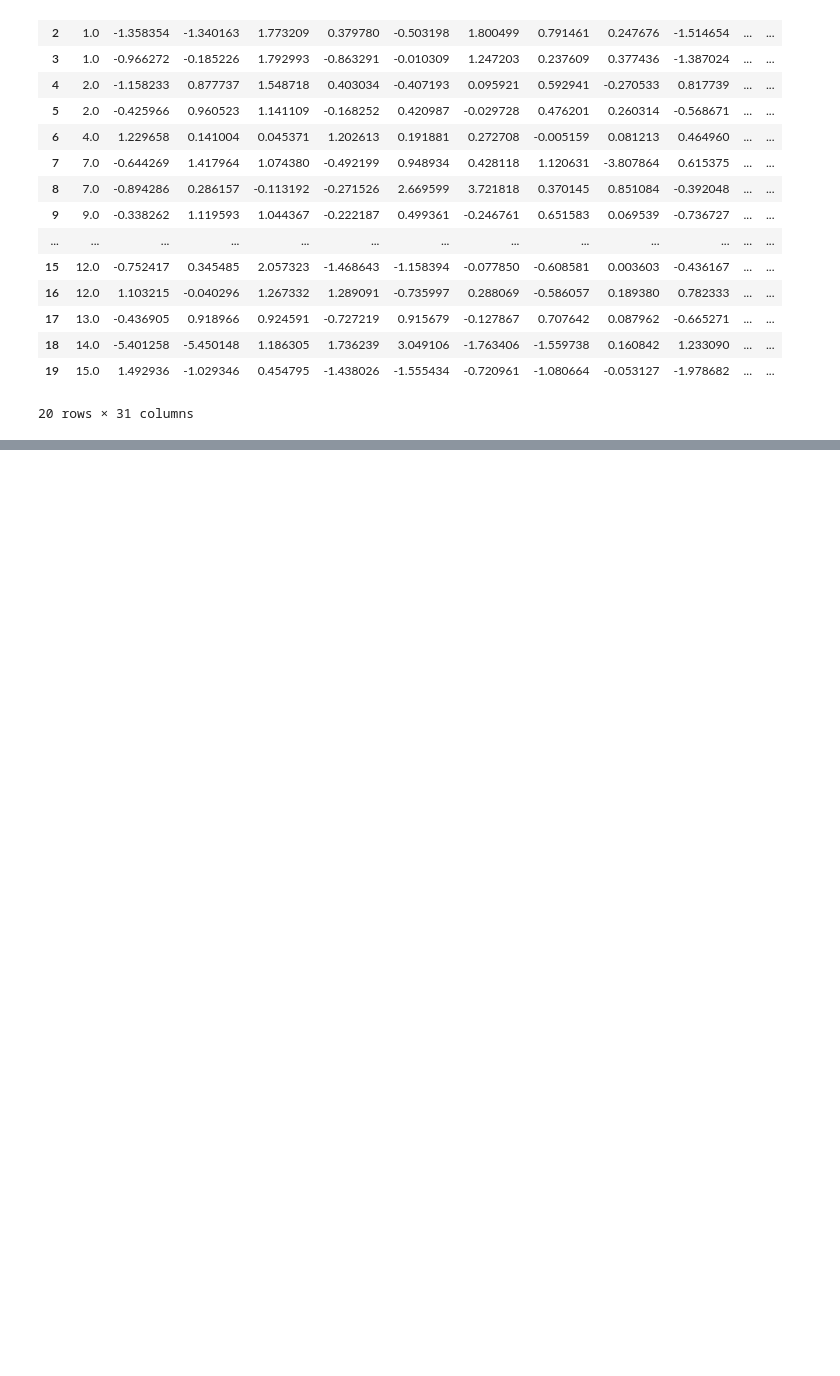
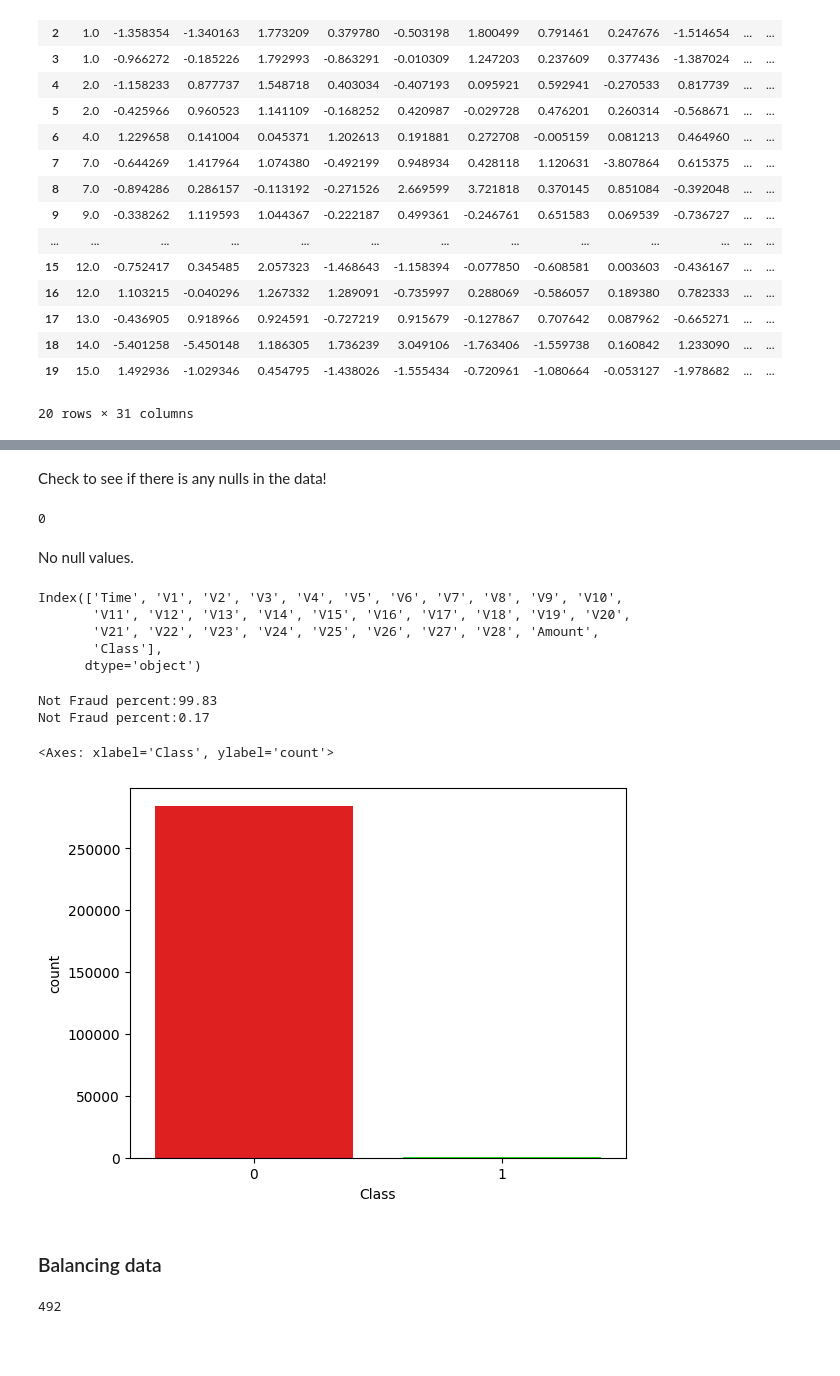
Before and after one commit to Khouriz/C964-CS-Capstone, a Jupyter notebook: application_notebook.ipynb, the cells around one changed output, grey strips where cells are left out. Drawn from its saved outputs; the diff is of its cells as text; code cells hidden in the pictures; blank space fills up the shorter version.

Commit message:
data importation and preprocessing start
import csv source file and output head, description, and disparities. Source is known to not have NULL values so to check would be wasteful.

```diff
--- a/application_notebook.ipynb
+++ b/application_notebook.ipynb
@@ -25,0 +52,38 @@ df.head(20)
+# %% [markdown]
+Check to see if there is any nulls in the data!
+# %%
+df.isnull().sum().max()
+# %% [output]
+0
+# %% [markdown]
+No null values.
+# %%
+df.columns
+# %% [output]
+Index(['Time', 'V1', 'V2', 'V3', 'V4', 'V5', 'V6', 'V7', 'V8', 'V9', 'V10',
+       'V11', 'V12', 'V13', 'V14', 'V15', 'V16', 'V17', 'V18', 'V19', 'V20',
+       'V21', 'V22', 'V23', 'V24', 'V25', 'V26', 'V27', 'V28', 'Amount',
+       'Class'],
+      dtype='object')
+# %%
+print(f"Not Fraud percent:{round(df['Class'].value_counts()[0]/len(df) * 100 ,2)}")
+print(f"Not Fraud percent:{round(df['Class'].value_counts()[1]/len(df) * 100 ,2)}")
+# %% [output]
+Not Fraud percent:99.83
+Not Fraud percent:0.17
+# %%
+colors = ["#FF0000", "#00FF00"]
+
+sns.countplot( x=df['Class'],data=df, palette=colors)
+# %% [output]
+<Axes: xlabel='Class', ylabel='count'>
+[figure, added]
+# %% [markdown]
+### Balancing data
+# %%
+fraud_count = round(df['Class'].value_counts()[1])
+print(fraud_count)
+# %% [output]
+492
+# %% [markdown]
+##
```
Also changed, not shown: parts of 6 cells of this notebook.
